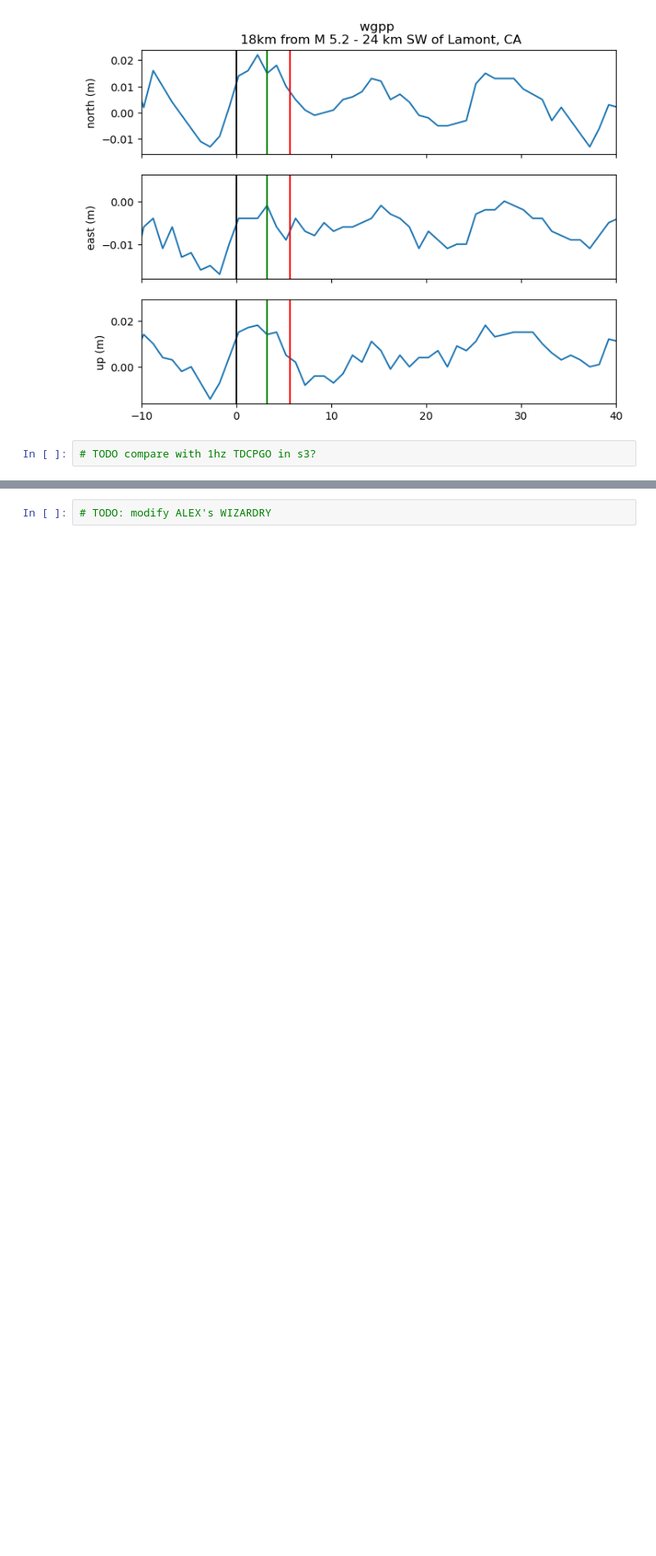
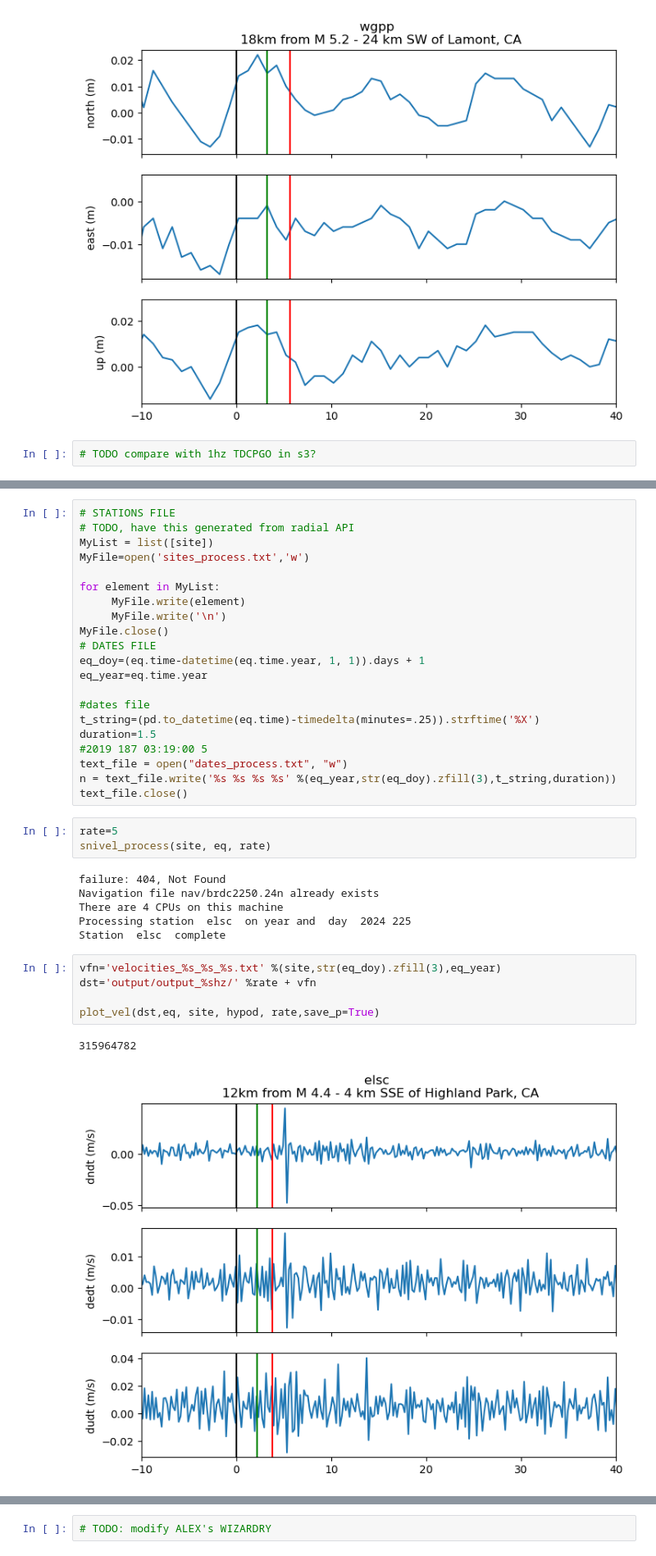
Before and after one commit to timdittmann/SNIVEL, a Jupyter notebook: event_comparison.ipynb, the cells around one changed output, grey strips where cells are left out. Shown at 82% size. Saved outputs shown, nothing was run; the diff lists cells and outputs as text; blank space fills up the shorter version.

```diff
--- a/event_comparison.ipynb
+++ b/event_comparison.ipynb
@@ -442,0 +544,38 @@ plot_ppp(df,eq, site, hypod)
+# %%
+# STATIONS FILE
+# TODO, have this generated from radial API
+MyList = list([site])
+MyFile=open('sites_process.txt','w')
+
+for element in MyList:
+     MyFile.write(element)
+     MyFile.write('\n')
+MyFile.close()
+# DATES FILE
+eq_doy=(eq.time-datetime(eq.time.year, 1, 1)).days + 1
+eq_year=eq.time.year
+
+#dates file
+t_string=(pd.to_datetime(eq.time)-timedelta(minutes=.25)).strftime('%X')
+duration=1.5
+#2019 187 03:19:00 5
+text_file = open("dates_process.txt", "w")
+n = text_file.write('%s %s %s %s' %(eq_year,str(eq_doy).zfill(3),t_string,duration))
+text_file.close()
+# %%
+rate=5
+snivel_process(site, eq, rate)
+# %% [output]
+failure: 404, Not Found
+Navigation file nav/brdc2250.24n already exists
+There are 4 CPUs on this machine
+Processing station  elsc  on year and  day  2024 225
+Station  elsc  complete
+# %%
+vfn='velocities_%s_%s_%s.txt' %(site,str(eq_doy).zfill(3),eq_year)
+dst='output/output_%shz/' %rate + vfn
+
+plot_vel(dst,eq, site, hypod, rate,save_p=True)
+# %% [output]
+315964782
+[figure, added]
```
Also changed, not shown: parts of 19 cells of this notebook, 5 other files.
